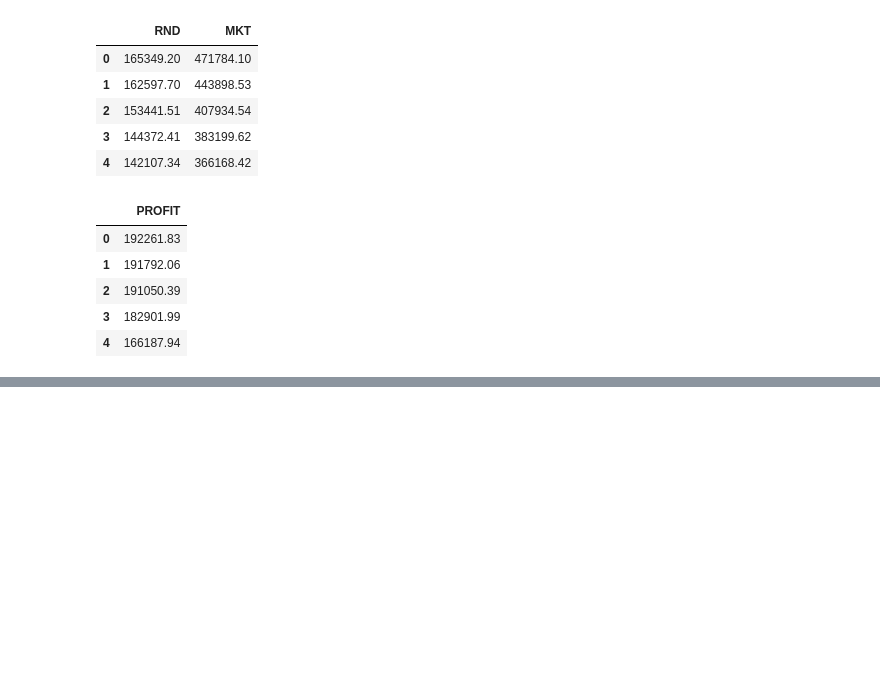
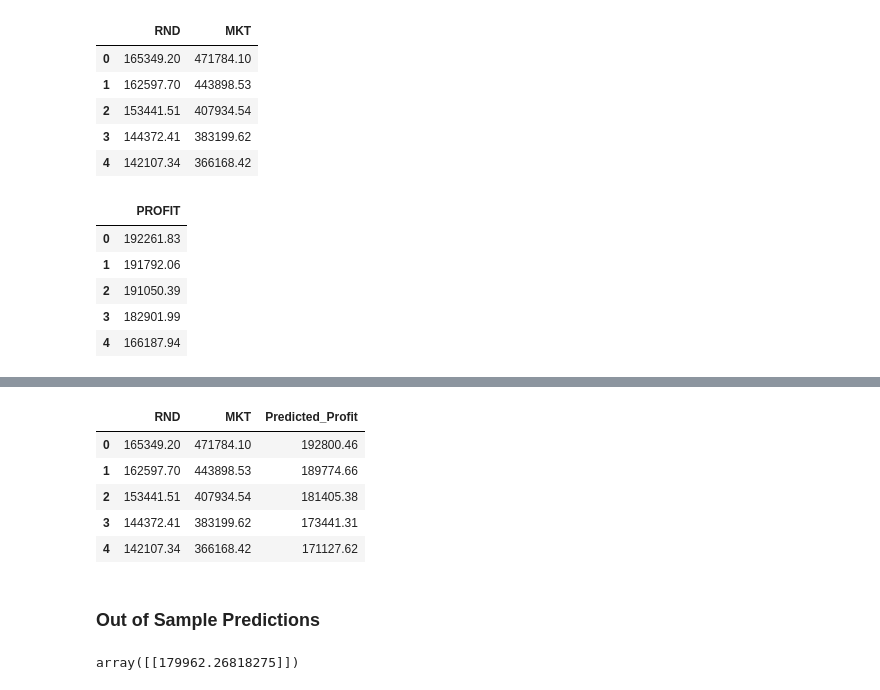
Before and after one commit to onkar-satpute/Machine-Learning, a Jupyter notebook: Linear Regression/Multiple Linear Regression.ipynb, the cells around one changed output, grey strips where cells are left out. Drawn from its saved outputs; the diff is of its cells as text; code cells hidden in the pictures; blank space fills up the shorter version.

Commit message:
Multiple Linear Regression done

```diff
--- a/Linear Regression/Multiple Linear Regression.ipynb
+++ b/Linear Regression/Multiple Linear Regression.ipynb
@@ -84,0 +89,3 @@ Y.head()
+# %%
+model = LinearRegression()
+model.fit(X, Y)
@@ -84,0 +117,4 @@ Y.head()
+# %%
+#calculate the predictions
+y_preds = model.predict(X)
+y_preds
@@ -84,0 +169,11 @@ Y.head()
+# %%
+preds = X.copy()
+preds['Predicted_Profit'] = y_preds.round(2)
+preds.head()
+# %% [output]
+|  | RND | MKT | Predicted_Profit |
+| 0 | 165349.20 | 471784.10 | 192800.46 |
+| 1 | 162597.70 | 443898.53 | 189774.66 |
+| 2 | 153441.51 | 407934.54 | 181405.38 |
+| 3 | 144372.41 | 383199.62 | 173441.31 |
+| 4 | 142107.34 | 366168.42 | 171127.62 |
@@ -84,0 +183,2 @@ Y.head()
+# %% [markdown]
+### Out of Sample Predictions
@@ -84,0 +188,5 @@ Y.head()
+# %%
+new_data_predition = model.predict([sample])
+new_data_predition
+# %% [output]
+array([[179962.26818275]])
```
Also changed, not shown: parts of 16 cells of this notebook, 2 other files.
